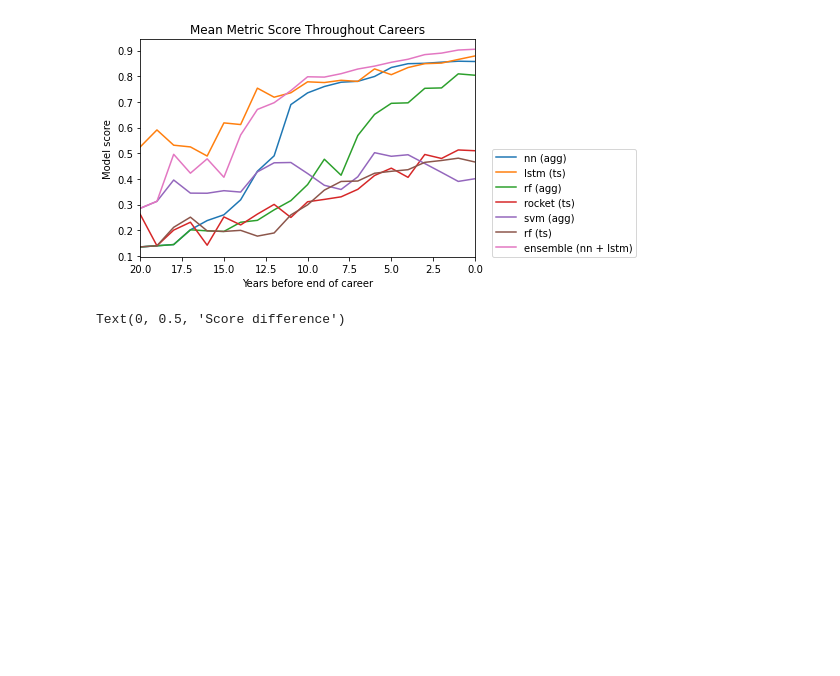
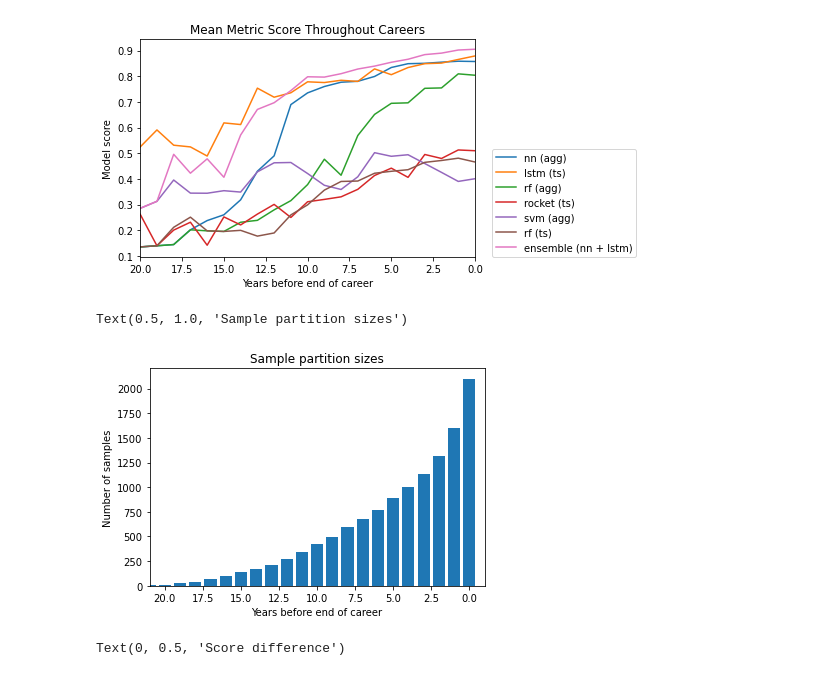
Before and after one commit to nglaze00/MLB-Hall-of-Fame-Prediction, a Jupyter notebook: models/evaluate_models.ipynb, the cells around one changed output. Drawn from its saved outputs; the diff is of its cells as text; code cells hidden in the pictures; blank space fills up the shorter version.

Commit message:
added a graph

```diff
--- a/models/evaluate_models.ipynb
+++ b/models/evaluate_models.ipynb
@@ -306,6 +306,15 @@ lstm_scores = [x[1] for x in mean_scores]
 ens_scores = [x[-1] for x in mean_scores]
 # %% [output]
 [figure]
+# %%
+plt.bar(np.arange(0, 26), [len(test_years_before_end(i)) for i in range(0, 26)])
+plt.xlim(21, -1)
+plt.xlabel('Years before end of career')
+plt.ylabel("Number of samples")
+plt.title('Sample partition sizes')
+# %% [output]
+Text(0.5, 1.0, 'Sample partition sizes')
+[figure, added]
 # %%
 plt.plot(np.array(ens_scores) - np.array(lstm_scores))
 plt.xlim(20, 0)
```
